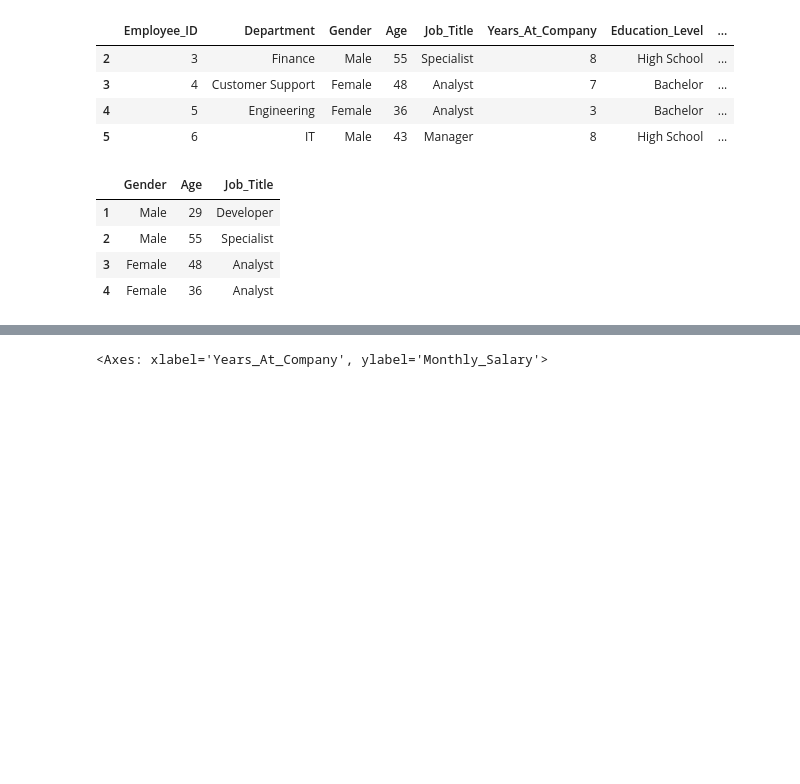
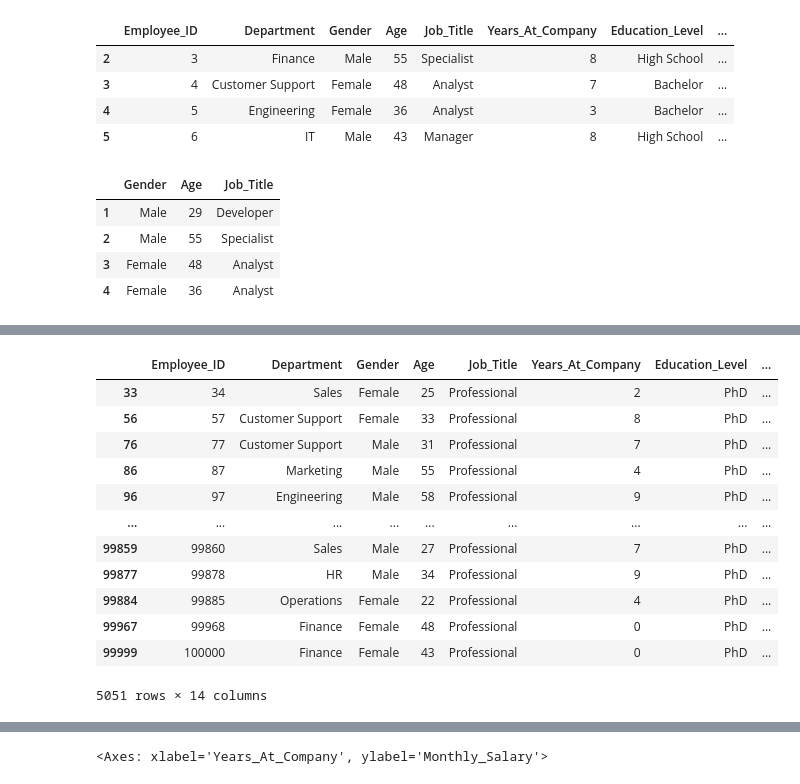
Before and after one commit to sauhar/Predict-Employee-Performance, a Jupyter notebook: Predict Employee Performance/source_code.ipynb, the cells around one changed output, grey strips where cells are left out. Cells and saved outputs as stored; diff of their text form; code cells hidden in the pictures; blank space fills up the shorter version.

```diff
--- a/Predict Employee Performance/source_code.ipynb
+++ b/Predict Employee Performance/source_code.ipynb
@@ -245,0 +284,20 @@ display(newdf.iloc[1: 5, 2: 5])
+# %%
+# to select the members having Education_Level PhD and Job Title Professional only
+filtered_df = lvl_based_index[(lvl_based_index['Education_Level'] == 'PhD') & (lvl_based_index['Job_Title'] == 'Professional')]
+display(filtered_df)
+# Get the count of rows that meet the condition
+count = filtered_df.shape[0]
+# %% [output]
+|  | Employee_ID | Department | Gender | Age | Job_Title | Years_At_Company | Education_Level | ... |
+| 33 | 34 | Sales | Female | 25 | Professional | 2 | PhD | ... |
+| 56 | 57 | Customer Support | Female | 33 | Professional | 8 | PhD | ... |
+| 76 | 77 | Customer Support | Male | 31 | Professional | 7 | PhD | ... |
+| 86 | 87 | Marketing | Male | 55 | Professional | 4 | PhD | ... |
+| 96 | 97 | Engineering | Male | 58 | Professional | 9 | PhD | ... |
+| ... | ... | ... | ... | ... | ... | ... | ... | ... |
+| 99859 | 99860 | Sales | Male | 27 | Professional | 7 | PhD | ... |
+| 99877 | 99878 | HR | Male | 34 | Professional | 9 | PhD | ... |
+| 99884 | 99885 | Operations | Female | 22 | Professional | 4 | PhD | ... |
+| 99967 | 99968 | Finance | Female | 48 | Professional | 0 | PhD | ... |
+| 99999 | 100000 | Finance | Female | 43 | Professional | 0 | PhD | ... |
+5051 rows × 14 columns
```
Also changed, not shown: parts of 4 cells of this notebook.
